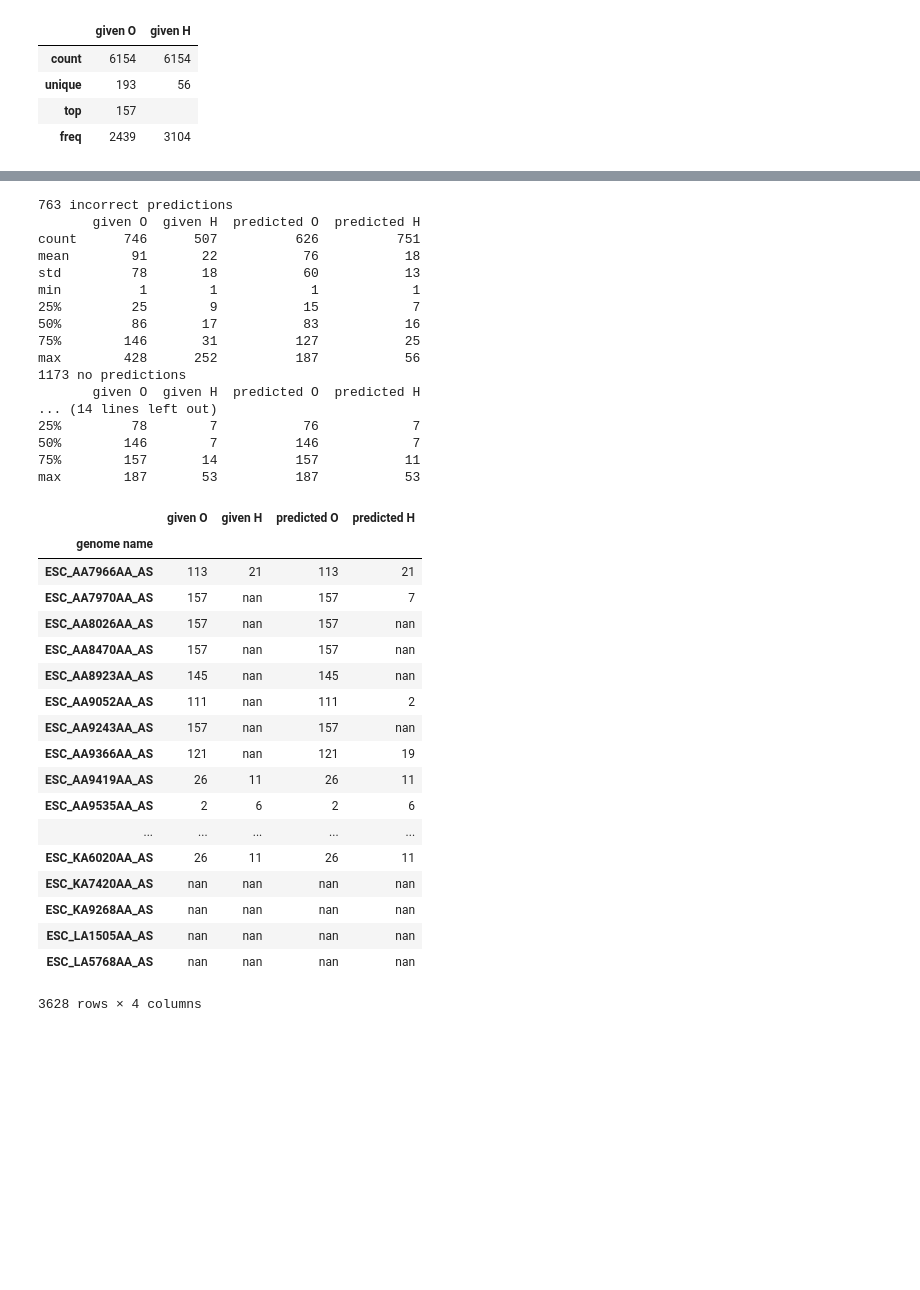
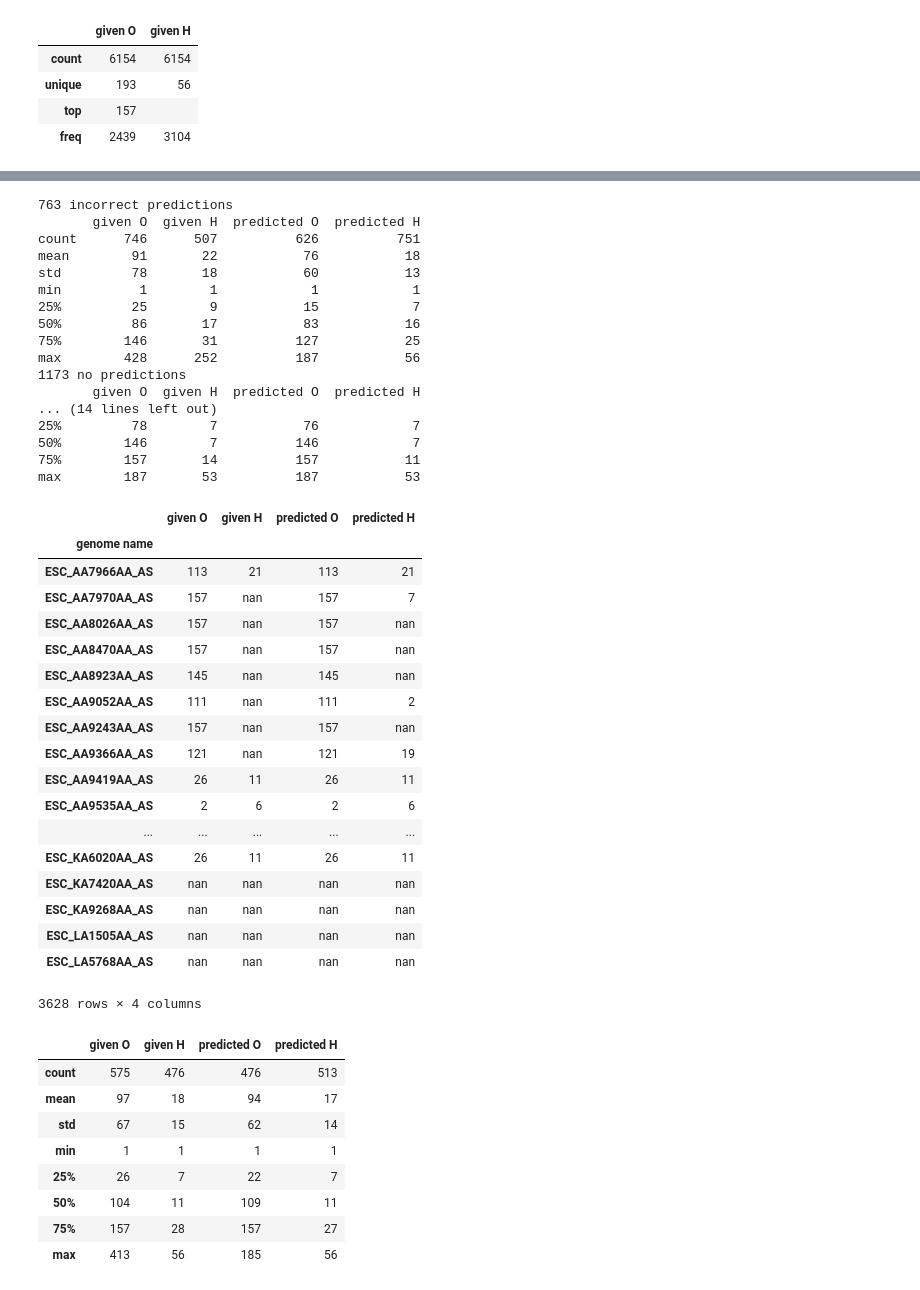
Before and after one commit to phac-nml/ecoli_serotyping, a Jupyter notebook: serotype_prediction.ipynb, the cells around one changed output, grey strips where cells are left out. Cells and saved outputs as stored; diff of their text form; code cells hidden in the pictures; blank space fills up the shorter version.

Commit message:
Added output and legacy option, fixed bug with high number of genome

```diff
--- a/serotype_prediction.ipynb
+++ b/serotype_prediction.ipynb
@@ -143,6 +141,7 @@ correct_df = df3[s3]
 # match rows
 print('%d correct predictions' %correct_df.shape[0])
 print(correct_df.describe())
+correct_df
 # %% [output]
 763 incorrect predictions
        given O  given H  predicted O  predicted H
@@ -161,25 +160,46 @@ max        428      252          187           56
 50%        146        7          146            7
 75%        157       14          157           11
 max        187       53          187           53
+|  | given O | given H | predicted O | predicted H |
+| genome name |  |  |  |  |
+| ESC_AA7966AA_AS | 113 | 21 | 113 | 21 |
+| ESC_AA7970AA_AS | 157 | nan | 157 | 7 |
+| ESC_AA8026AA_AS | 157 | nan | 157 | nan |
+| ESC_AA8470AA_AS | 157 | nan | 157 | nan |
+| ESC_AA8923AA_AS | 145 | nan | 145 | nan |
+| ESC_AA9052AA_AS | 111 | nan | 111 | 2 |
+| ESC_AA9243AA_AS | 157 | nan | 157 | nan |
+| ESC_AA9366AA_AS | 121 | nan | 121 | 19 |
+| ESC_AA9419AA_AS | 26 | 11 | 26 | 11 |
+| ESC_AA9535AA_AS | 2 | 6 | 2 | 6 |
+| ... | ... | ... | ... | ... |
+| ESC_KA6020AA_AS | 26 | 11 | 26 | 11 |
+| ESC_KA7420AA_AS | nan | nan | nan | nan |
+| ESC_KA9268AA_AS | nan | nan | nan | nan |
+| ESC_LA1505AA_AS | nan | nan | nan | nan |
+| ESC_LA5768AA_AS | nan | nan | nan | nan |
+3628 rows × 4 columns
-# %%
-correct_df
-# %% [output]
-|  | given O | given H | predicted O | predicted H |
-| genome name |  |  |  |  |
-| ESC_AA7966AA_AS | 113 | 21 | 113 | 21 |
-| ESC_AA7970AA_AS | 157 | nan | 157 | 7 |
-| ESC_AA8026AA_AS | 157 | nan | 157 | nan |
-| ESC_AA8470AA_AS | 157 | nan | 157 | nan |
-| ESC_AA8923AA_AS | 145 | nan | 145 | nan |
-| ESC_AA9052AA_AS | 111 | nan | 111 | 2 |
-| ESC_AA9243AA_AS | 157 | nan | 157 | nan |
-| ESC_AA9366AA_AS | 121 | nan | 121 | 19 |
-| ESC_AA9419AA_AS | 26 | 11 | 26 | 11 |
-| ESC_AA9535AA_AS | 2 | 6 | 2 | 6 |
-| ... | ... | ... | ... | ... |
-| ESC_KA6020AA_AS | 26 | 11 | 26 | 11 |
-| ESC_KA7420AA_AS | nan | nan | nan | nan |
-| ESC_KA9268AA_AS | nan | nan | nan | nan |
-| ESC_LA1505AA_AS | nan | nan | nan | nan |
-| ESC_LA5768AA_AS | nan | nan | nan | nan |
-3628 rows × 4 columns
+# %%
+serotype_dict_file = '/home/sam/Projects/MoreSerotype/output/serotype_dict.json'
+import json
+serotype_dict = json.load(open(serotype_dict_file))
+added_genome = []
+for alleles in serotype_dict.values():
+    for allele in alleles:
+        allele_name = allele['name']
+        if 'part_of_' in allele_name:
+            added_genome.append(allele_name.split('part_of_')[1])
+added_df = pd.DataFrame(added_genome, columns=['genome name'])
+added_df = added_df[~added_df.duplicated()]
+merged_added_df = added_df.merge(df3, left_on='genome name', right_index=True, how='inner')
+merged_added_df.describe()
+# %% [output]
+|  | given O | given H | predicted O | predicted H |
+| count | 575 | 476 | 476 | 513 |
+| mean | 97 | 18 | 94 | 17 |
+| std | 67 | 15 | 62 | 14 |
+| min | 1 | 1 | 1 | 1 |
+| 25% | 26 | 7 | 22 | 7 |
+| 50% | 104 | 11 | 109 | 11 |
+| 75% | 157 | 28 | 157 | 27 |
+| max | 413 | 56 | 185 | 56 |
```
Also changed, not shown: parts of 4 cells of this notebook, 16 other files.
